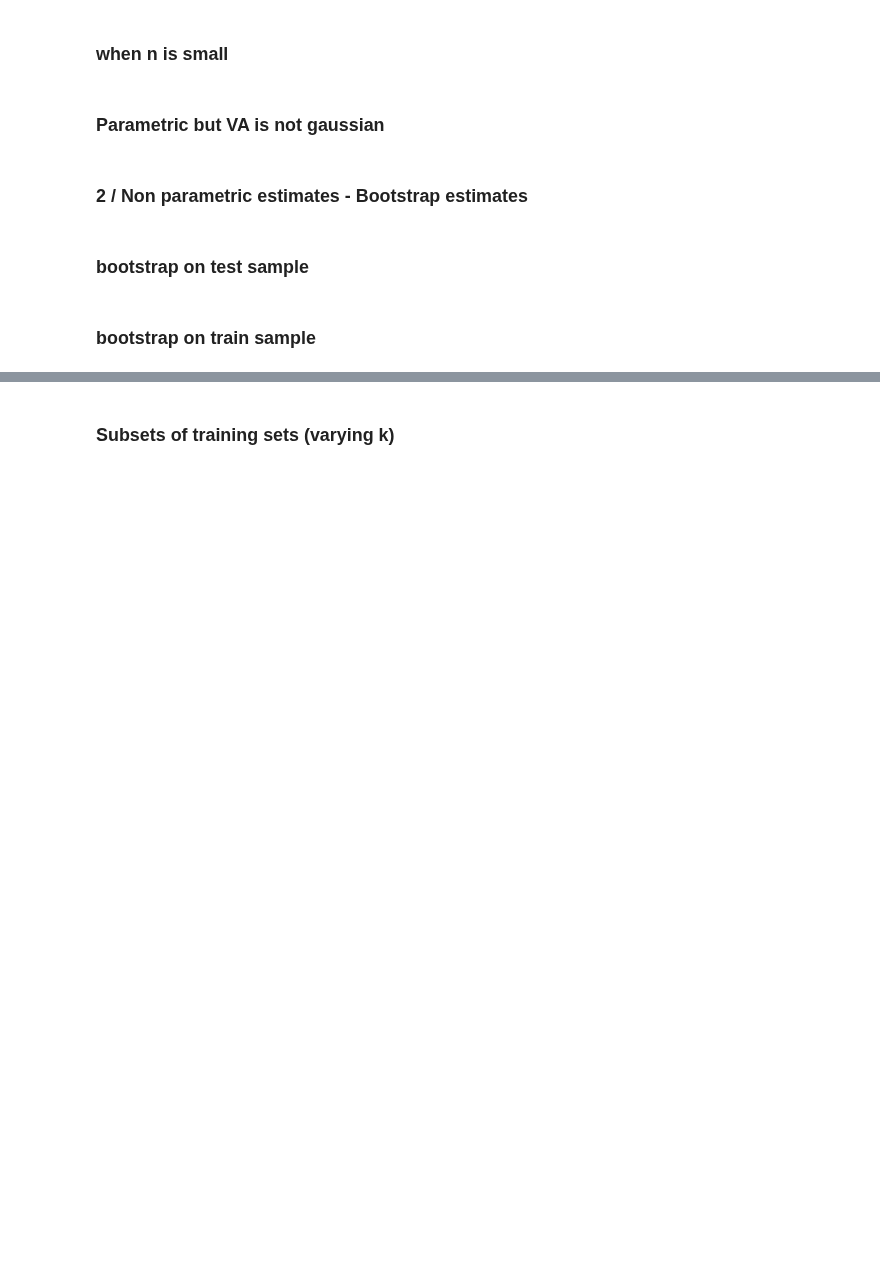
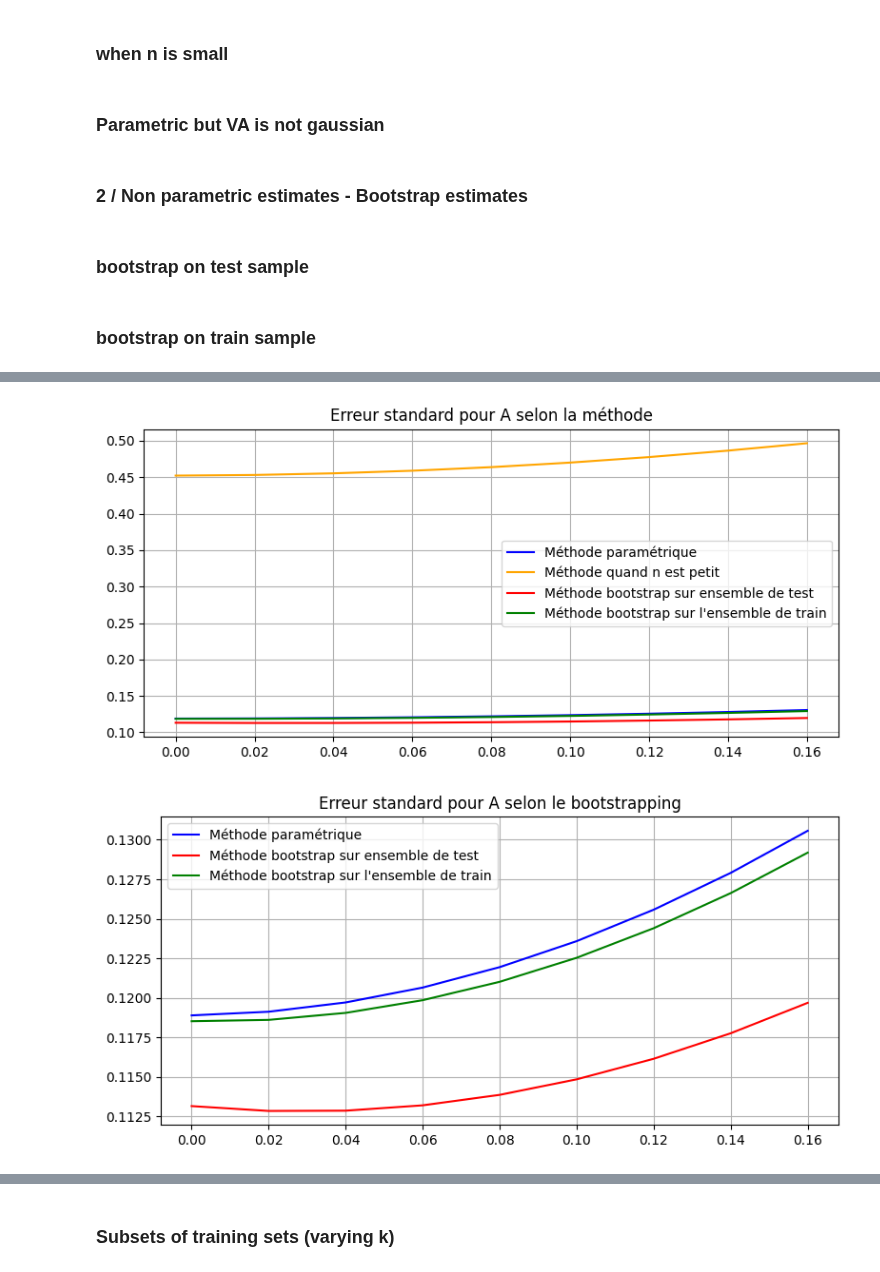
Before and after one commit to AntoineGilsonGH/The-Design-and-Analysis-of-Benchmark-Experiments, a Jupyter notebook: I0_Simplification.ipynb, the cells around one changed output, grey strips where cells are left out. Drawn from its saved outputs; the diff is of its cells as text; code cells hidden in the pictures; blank space fills up the shorter version.

```diff
--- a/I0_Simplification.ipynb
+++ b/I0_Simplification.ipynb
@@ -734,43 +747,32 @@ df_standard_error_small_A, df_standard_error_small_B = standard_error_n_small()
 # %%
-# Création des subplots
-fig, axs = plt.subplots(2, 2, figsize=(10, 15))
 
 
-# Deuxième subplot : Comparaison des valeurs d'erreur standard obtenues selon la méthode
-axs[0,0].plot(beta2_values, df_standard_error_A[2000], label="Méthode paramétrique", color ="blue")
-axs[0,0].plot(beta2_values, df_standard_error_small_A[2000], label="Méthode quand n est petit", color ="orange")
-axs[0,0].plot(beta2_values, df_se_bootstrap_A_test[2000], label="Méthode bootstrap sur ensemble de test", color = "red")
-axs[0,0].plot(beta2_values, df_se_bootstrap_A_train[2000], label="Méthode bootstrap sur l'ensemble de train", color = "green")
-axs[0,0].set_title("Comparaison des valeurs d'erreur standard pour A obtenues selon la méthode")
-axs[0,0].grid()
-axs[0,0].legend()
+# Première figure : Comparaison des valeurs d'erreur standard obtenues selon la méthode
+fig1, ax1 = plt.subplots(figsize=(8, 4))
+ax1.plot(beta2_values, df_standard_error_A[2000], label="Méthode paramétrique", color="blue")
+ax1.plot(beta2_values, df_standard_error_small_A[2000], label="Méthode quand n est petit", color="orange")
+ax1.plot(beta2_values, df_se_bootstrap_A_test[2000], label="Méthode bootstrap sur ensemble de test", color="red")
+ax1.plot(beta2_values, df_se_bootstrap_A_train[2000], label="Méthode bootstrap sur l'ensemble de train", color="green")
+ax1.set_title("Erreur standard pour A selon la méthode")
+ax1.grid()
+ax1.legend()
 
-# Premier subplot : Comparaison des valeurs d'erreur standard selon le bootstrapping
-axs[0,1].plot(beta2_values, df_standard_error_A[2000], label="Méthode paramétrique", color = "blue")
-axs[0,1].plot(beta2_values, df_se_bootstrap_A_test[2000], label="Méthode bootstrap sur ensemble de test", color = "red")
-axs[0,1].plot(beta2_values, df_se_bootstrap_A_train[2000], label="Méthode bootstrap sur l'ensemble de train", color ="green")
-axs[0,1].set_title("Comparaison des valeurs d'erreur standard pour A selon le bootstrapping")
-axs[0,1].grid()
-axs[0,1].legend()
-
-# Deuxième subplot : Comparaison des valeurs d'erreur standard obtenues selon la méthode
-axs[1,0].plot(beta2_values, df_standard_error_B[2000], label="Méthode paramétrique", color = "blue")
-axs[1,0].plot(beta2_values, df_standard_error_small_B[2000], label="Méthode quand n est petit", color = "orange")
-axs[1,0].plot(beta2_values, df_se_bootstrap_B_test[2000], label="Méthode bootstrap sur ensemble de test", color = "red")
-axs[1,0].plot(beta2_values, df_se_bootstrap_B_train[2000], label="Méthode bootstrap sur l'ensemble de train", color = "green")
-axs[1,0].set_title("Comparaison des valeurs d'erreur standard pour B obtenues selon la méthode")
-axs[1,0].grid()
-axs[1,0].legend()
-
-# Premier subplot : Comparaison des valeurs d'erreur standard selon le bootstrapping
-axs[1,1].plot(beta2_values, df_standard_error_B[2000], label="Méthode paramétrique", color = "blue")
-axs[1,1].plot(beta2_values, df_se_bootstrap_B_test[2000], label="Méthode bootstrap sur ensemble de test", color = "red")
-axs[1,1].plot(beta2_values, df_se_bootstrap_B_train[2000], label="Méthode bootstrap sur l'ensemble de train", color = "green")
-axs[1,1].set_title("Comparaison des valeurs d'erreur standard pour B selon le bootstrapping")
-axs[1,1].grid()
-axs[1,1].legend()
-
-
-
+# Sauvegarde ou affichage de la première figure
 plt.tight_layout()
 plt.show()
+
+# Deuxième figure : Comparaison des valeurs d'erreur standard selon le bootstrapping
+fig2, ax2 = plt.subplots(figsize=(8, 4))
+ax2.plot(beta2_values, df_standard_error_A[2000], label="Méthode paramétrique", color="blue")
+ax2.plot(beta2_values, df_se_bootstrap_A_test[2000], label="Méthode bootstrap sur ensemble de test", color="red")
+ax2.plot(beta2_values, df_se_bootstrap_A_train[2000], label="Méthode bootstrap sur l'ensemble de train", color="green")
+ax2.set_title("Erreur standard pour A selon le bootstrapping")
+ax2.grid()
+ax2.legend()
+
+# Sauvegarde ou affichage de la deuxième figure
+plt.tight_layout()
+plt.show()
+# %% [output]
+[figure, added]
+[figure, added]
```
Also changed, not shown: parts of 14 cells of this notebook.
